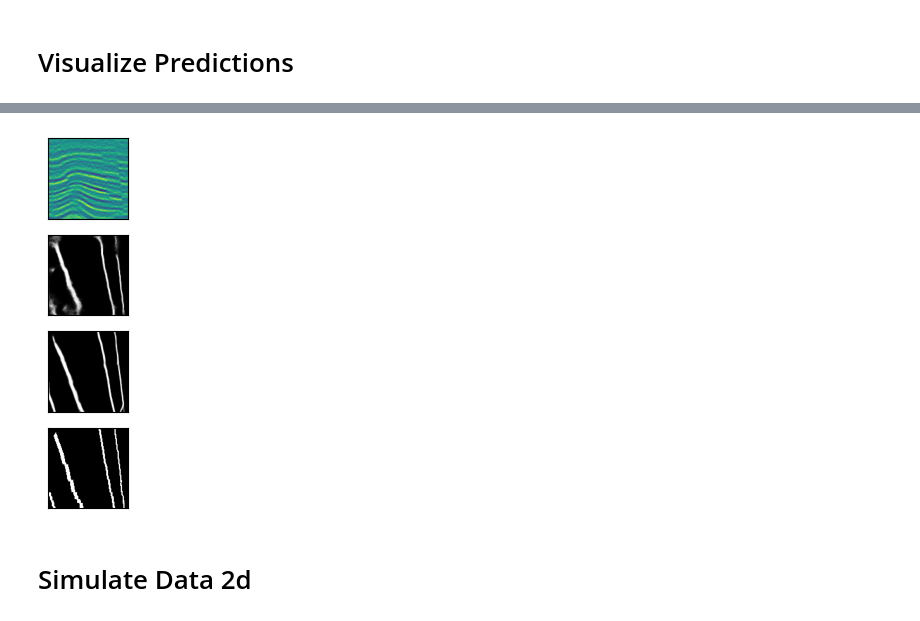
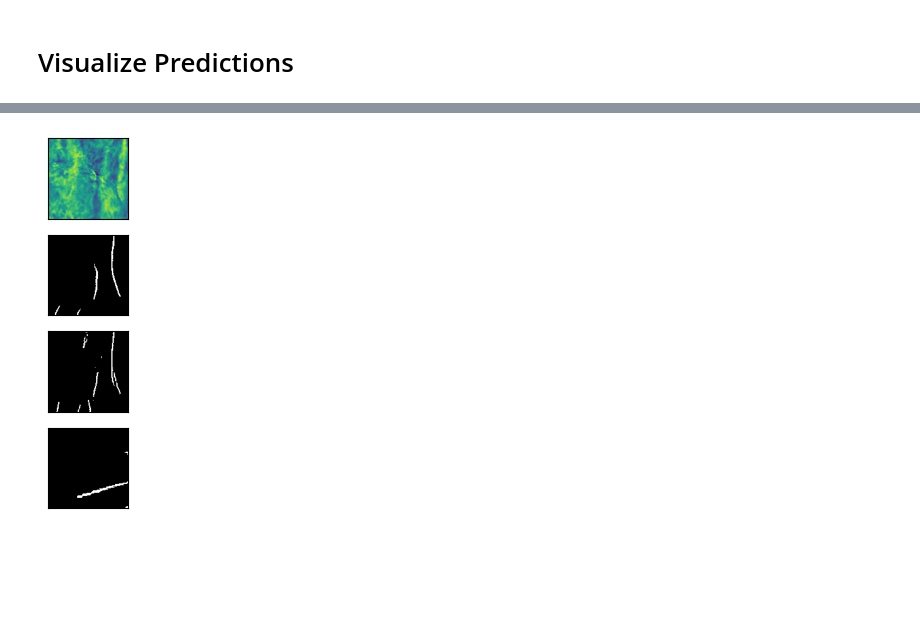
Before and after one commit to Kinlyran/Fault_Recong_zzr, a Jupyter notebook: visualize.ipynb, the cells around one changed output, grey strips where cells are left out. Cells and saved outputs as stored; diff of their text form; code cells hidden in the pictures; blank space fills up the shorter version.

```diff
--- a/visualize.ipynb
+++ b/visualize.ipynb
@@ -7,8 +8,7 @@ import os
 # %% [markdown]
 # Read Seis
 # %%
-seis = np.fromfile('/home/zhangzr/FaultRecongnition/Fault_data/real_data/seis.dat', dtype=np.single)
-seis = seis.reshape(101,1201,2751)
+seis = segyio.tools.cube('/home/zhangzr/FaultRecongnition/Fault_data/real_data/seis.sgy')
 # seis = (seis - np.mean(seis)) / np.std(seis)
 # %% [markdown]
 # Visualize Predictions
@@ -20 +15,6 @@ pred = pred.reshape(101,1201,2751)
+# %%
+with h5py.File('/home/zhangzr/FaultRecongnition/MIM-Med3D/output/Fault_Baseline/unetr_base_supbaseline_p16_fault_random_aug/test_preds/seis.h5', 'r') as f:
+    unetr_baseline_pred = f['predictions'][:]
+with h5py.File('/home/zhangzr/FaultRecongnition/MIM-Med3D/output/Fault_Finetune/unetr_base_vitmae_p16_m0.75_fault_random_aug/test_preds/seis.h5', 'r') as f:
+    unetr_pretrained_pred = f['predictions'][:]
 # %%
@@ -62,34 +62,32 @@ plt.show()
 # %%
-ids = 19
-with h5py.File(f'/home/zhangzr/FaultRecongnition/Fault_data/hdf5/val/{ids}.h5', 'r') as f:
+ids = 274
+with h5py.File(f'/home/zhangzr/FaultRecongnition/Fault_data/real_labeled_data/crop/val/{ids}.h5', 'r') as f:
     seis = f['raw'][:]
-    gt = f['label'][:][0,:,:,:]
+    gt = f['label'][:]
 
-with h5py.File(f'/home/zhangzr/FaultRecongnition/pytorch3dunet/3dunet-pdo/Predict-pdo/{ids}_predictions.h5', 'r') as f:
-    s4_pred = f['predictions'][:][0,:,:,:]
+with h5py.File(f'/home/zhangzr/FaultRecongnition/MIM-Med3D/output/Fault_Baseline/unetr_base_supbaseline_p16_fault_random_aug/preds/{ids}.h5', 'r') as f:
+    unetr_baseline_pred = f['predictions'][:]
 
-with h5py.File(f'/home/zhangzr/FaultRecongnition/pytorch3dunet/3dunet/3DUnet-Predict/{ids}_predictions.h5', 'r') as f:
-    pred = f['predictions'][:][0,:,:,:]
+with h5py.File(f'/home/zhangzr/FaultRecongnition/MIM-Med3D/output/Fault_Finetune/unetr_base_vitmae_p16_m0.75_fault_random_aug/preds/{ids}.h5', 'r') as f:
+    unetr_pretrained_pred = f['predictions'][:]
 # %%
-slice_id = 100
+slice_id = 20
 plt.subplot(4,1,1)
-fig = plt.imshow(seis[:,slice_id,:])
+fig = plt.imshow(seis[:,:,slice_id])
 fig.axes.xaxis.set_visible(False)
 fig.axes.yaxis.set_visible(False)
 plt.subplot(4,1,2)
-fig = plt.imshow(1-s4_pred[:,slice_id,:], cmap='binary')
+fig = plt.imshow(1-unetr_baseline_pred[:,:,slice_id], cmap='binary')
 fig.axes.xaxis.set_visible(False)
 fig.axes.yaxis.set_visible(False)
 plt.subplot(4,1,3)
-fig = plt.imshow(1-pred[:,slice_id,:], cmap='binary')
+fig = plt.imshow(1-unetr_pretrained_pred[:,:,slice_id], cmap='binary')
 fig.axes.xaxis.set_visible(False)
 fig.axes.yaxis.set_visible(False)
 plt.subplot(4,1,4)
 fig = plt.imshow(1-gt[:,slice_id,:], cmap='binary')
 fig.axes.xaxis.set_visible(False)
 fig.axes.yaxis.set_visible(False)
 plt.show()
 # %% [output]
-[figure, old version]
+[figure, new version]
-# %% [markdown]
-# Simulate Data 2d
```
Also changed, not shown: parts of 7 cells of this notebook, 1 other file.
